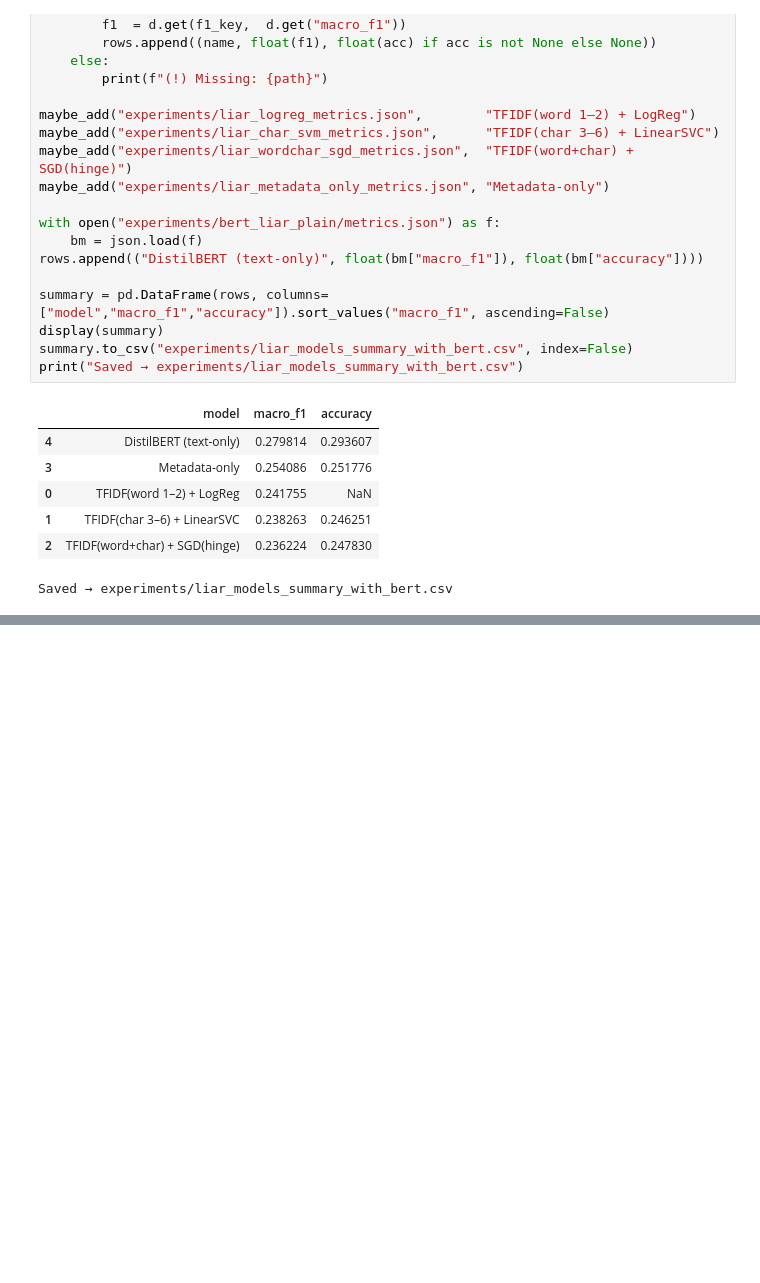
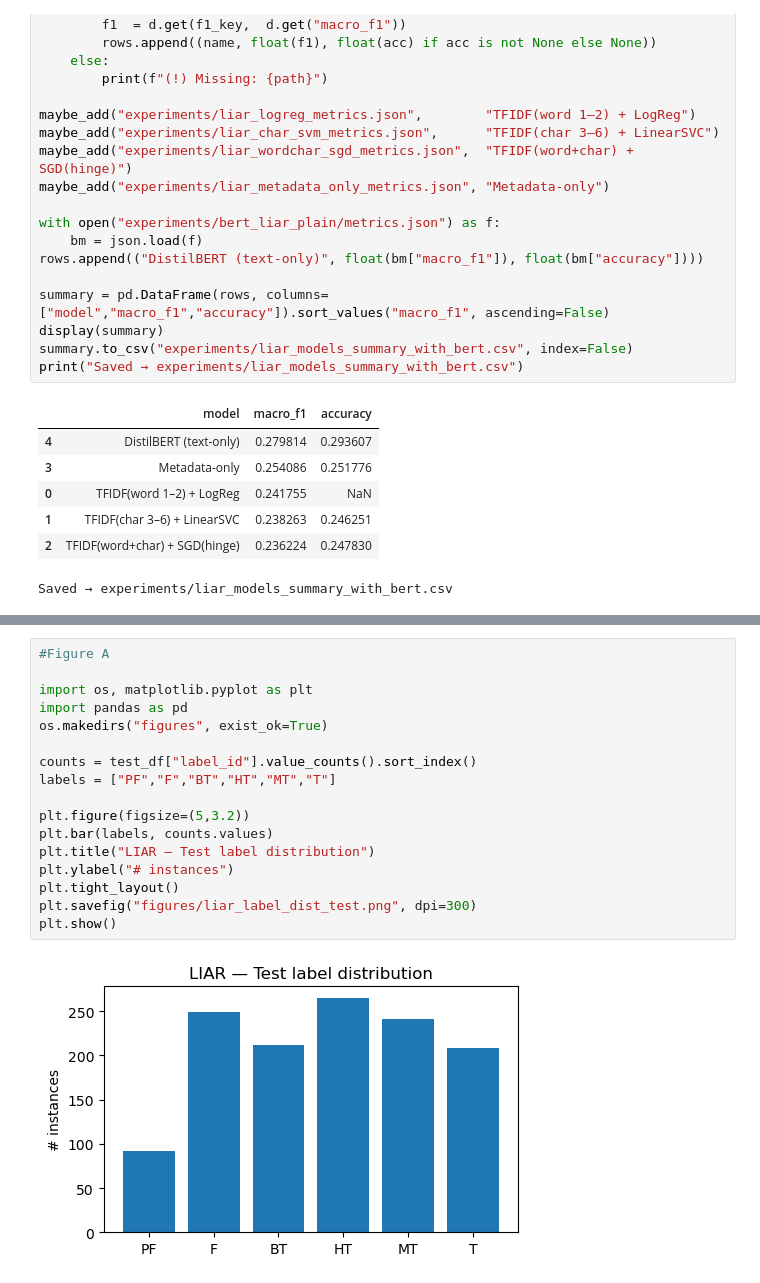
Before and after one commit to aleksandarnn/fake-news-detection-group2, a Jupyter notebook: NLP_Project.ipynb, the cells around one changed output, grey strips where cells are left out. Saved outputs shown, nothing was run; the diff lists cells and outputs as text; blank space fills up the shorter version.

```diff
--- a/NLP_Project.ipynb
+++ b/NLP_Project.ipynb
@@ -765,0 +814,19 @@ Saved → experiments/liar_models_summary_with_bert.csv
+# %%
+#Figure A
+
+import os, matplotlib.pyplot as plt
+import pandas as pd
+os.makedirs("figures", exist_ok=True)
+
+counts = test_df["label_id"].value_counts().sort_index()
+labels = ["PF","F","BT","HT","MT","T"]
+
+plt.figure(figsize=(5,3.2))
+plt.bar(labels, counts.values)
+plt.title("LIAR — Test label distribution")
+plt.ylabel("# instances")
+plt.tight_layout()
+plt.savefig("figures/liar_label_dist_test.png", dpi=300)
+plt.show()
+# %% [output]
+[figure, added]
```
Also changed, not shown: parts of 4 cells of this notebook.
